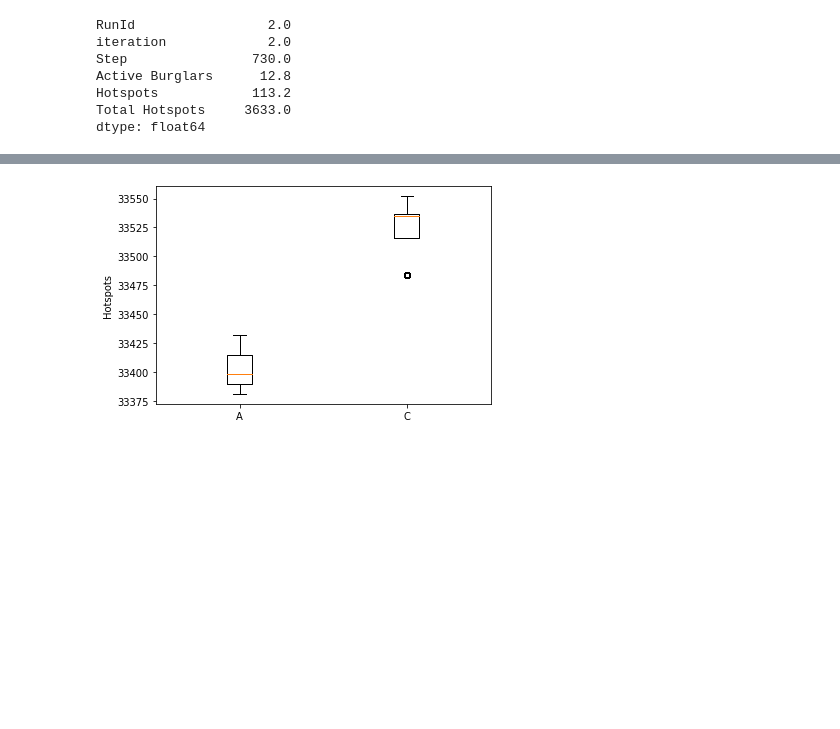
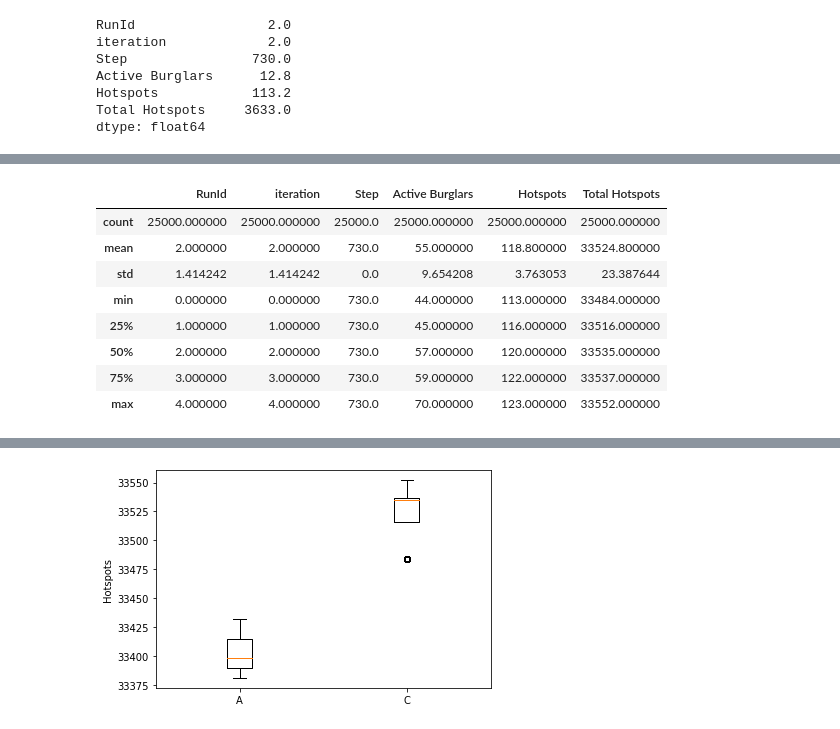
Before and after one commit to ohdearaugustin/CMSS, a Jupyter notebook: code/cmss_final.ipynb, the cells around one changed output, grey strips where cells are left out. Cells and saved outputs as stored; diff of their text form; code cells hidden in the pictures; blank space fills up the shorter version.

```diff
--- a/code/cmss_latest.ipynb
+++ b/code/cmss_final.ipynb
@@ -639 +654,13 @@ hotspots_d = result_d[['RunId', 'iteration','Step', 'Active Burglars','Hotspots'
+# %%
+hotspots_c.describe()
+# %% [output]
+|  | RunId | iteration | Step | Active Burglars | Hotspots | Total Hotspots |
+| count | 25000.000000 | 25000.000000 | 25000.0 | 25000.000000 | 25000.000000 | 25000.000000 |
+| mean | 2.000000 | 2.000000 | 730.0 | 55.000000 | 118.800000 | 33524.800000 |
+| std | 1.414242 | 1.414242 | 0.0 | 9.654208 | 3.763053 | 23.387644 |
+| min | 0.000000 | 0.000000 | 730.0 | 44.000000 | 113.000000 | 33484.000000 |
+| 25% | 1.000000 | 1.000000 | 730.0 | 45.000000 | 116.000000 | 33516.000000 |
+| 50% | 2.000000 | 2.000000 | 730.0 | 57.000000 | 120.000000 | 33535.000000 |
+| 75% | 3.000000 | 3.000000 | 730.0 | 59.000000 | 122.000000 | 33537.000000 |
+| max | 4.000000 | 4.000000 | 730.0 | 70.000000 | 123.000000 | 33552.000000 |
 # %%
```
Also changed, not shown: parts of 8 cells of this notebook.
